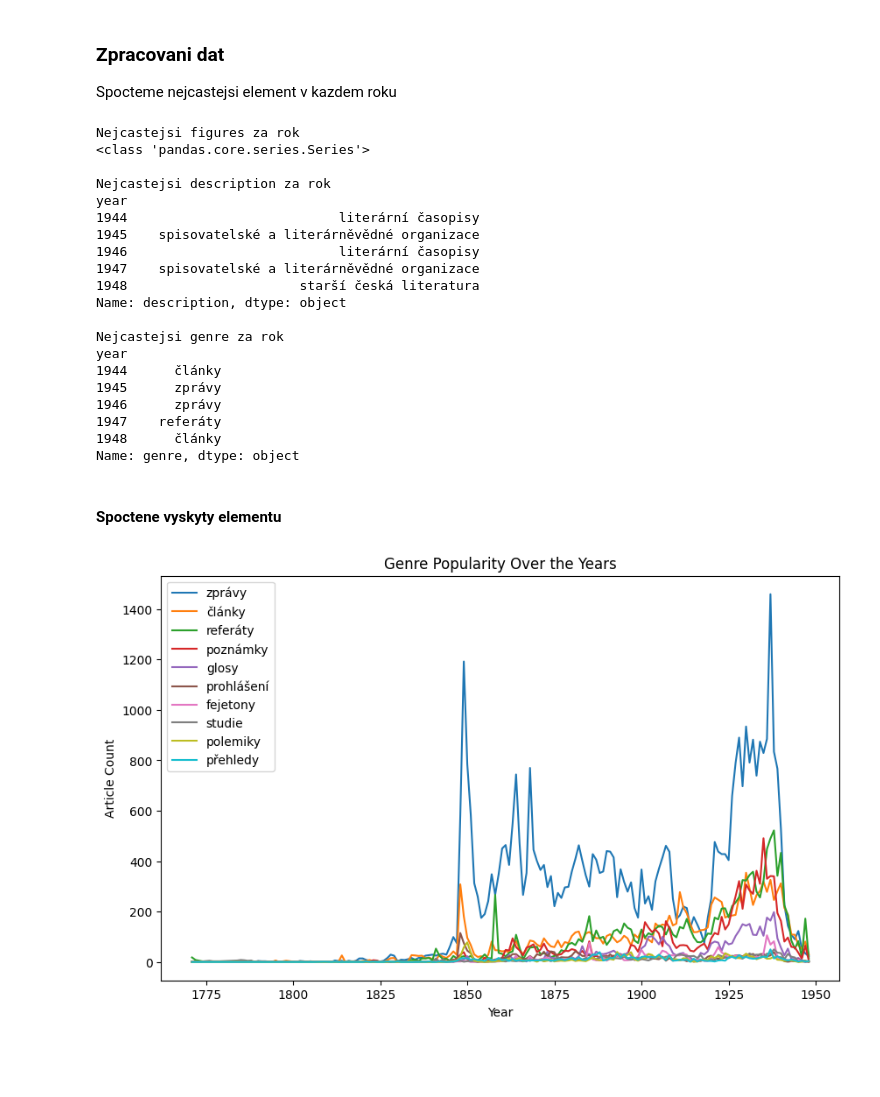
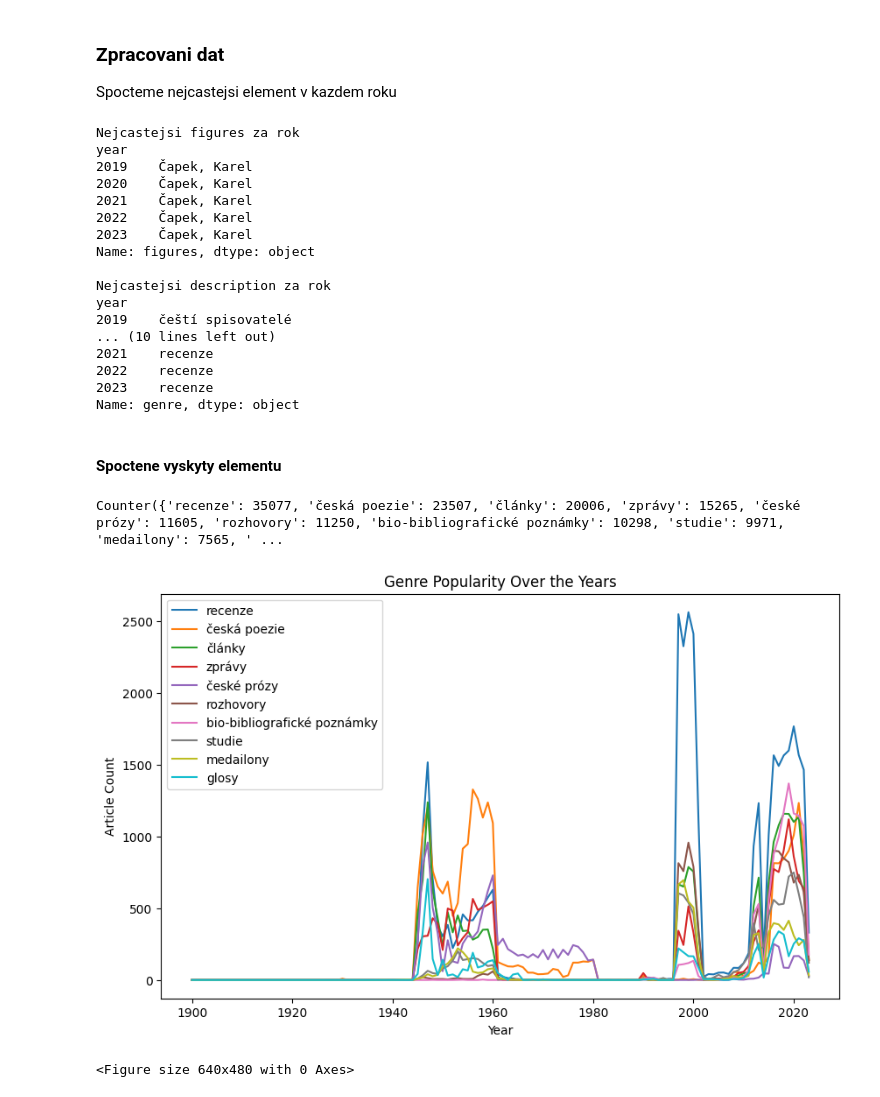
Before and after one commit to panuscha/DH-data-process, a Jupyter notebook: process_csv.ipynb, the cells around one changed output. Saved outputs shown, nothing was run; the diff lists cells and outputs as text; code cells hidden in the pictures; blank space fills up the shorter version.

```diff
--- a/process_csv.ipynb
+++ b/process_csv.ipynb
@@ -58,7 +58,7 @@ from pymarc import MARCReader
 # 'data/csv/ucla_trl.csv'
 
 # Cesta k marcovemu dokumentu
-database = 'data/ucla/ucla_ret.mrc'
+database = 'data/ucla/ucla_cle.mrc'
 
 # Z cesty vytahneme typ databaze
 pattern = r"data/ucla/ucla_(.*?)\.mrc"
@@ -102,7 +102,7 @@ with open(database, 'rb') as data:
 # %%
 import pandas as pd
 
-database_type = 'ret'
+database_type = 'B'
 
 out = 'data/csv/out_{}.csv'.format(database_type)
 
@@ -119,8 +119,11 @@ for column in df.columns:
         # Hodnoty spojene v jeden string zpatky rozdelime do listu, aby se nam s nim lepe pracovalo
         df[column] = df[column].apply(lambda x: x.split(';') if isinstance(x, str)  else [])
 
-# Prevedeme sloupec na integer
-df['year'] = df['year'].apply(lambda x: int(x[0]) if isinstance(x, list) else x)
+# Vyhodit radky kde chybi rok
+df = df[df['year'].apply(lambda x: len(x) > 0)]
+
+# Zaznamy v listu prevedeme na string a 'u' prevedeme na 0
+df['year'] = df['year'].apply(lambda x: int(x[0].replace('u', '0')) if isinstance(x, list) and len(x)>0 else x)
 # %% [markdown]
 ### Zpracovani dat
 
@@ -130,6 +133,7 @@ from collections import Counter
 
 # Vyfitrujeme radky, ktere v sobe nemaji zadna data
 data_filtered = df[df['figures'].apply(lambda x: len(x) > 0)]
+
 # Vypocteme nejcastejsi zaznam za kazdy rok
 most_common_figure = data_filtered.groupby('year')['figures'].apply(lambda x: Counter(topic for topics in x for topic in topics).most_common(1)[0][0] if len(x) > 0 else None)
 print("Nejcastejsi figures za rok")
@@ -153,24 +157,21 @@ print(most_common_genre.tail())
 print()
 # %% [output]
 Nejcastejsi figures za rok
-<class 'pandas.core.series.Series'>
+year
+2019    Čapek, Karel
+2020    Čapek, Karel
+2021    Čapek, Karel
+2022    Čapek, Karel
+2023    Čapek, Karel
+Name: figures, dtype: object
 
 Nejcastejsi description za rok
 year
-1944                           literární časopisy
-1945    spisovatelské a literárněvědné organizace
-1946                           literární časopisy
-1947    spisovatelské a literárněvědné organizace
-1948                      starší česká literatura
-Name: description, dtype: object
-
-Nejcastejsi genre za rok
-year
-1944      články
-1945      zprávy
-1946      zprávy
-1947    referáty
-1948      články
+2019    čeští spisovatelé
+... (10 lines left out)
+2021    recenze
+2022    recenze
+2023    recenze
 Name: genre, dtype: object
 # %%
 # Funkce na "zplosteni" listu -> ze sloupce DataFramu vytvori jeden list se vsemi elementy
@@ -197,6 +198,8 @@ all_elements = flatten_list(df[column])
 counted_elements = Counter(all_elements)
 
 print(counted_elements)
+# %% [output]
+Counter({'recenze': 35077, 'česká poezie': 23507, 'články': 20006, 'zprávy': 15265, 'české prózy': 11605, 'rozhovory': 11250, 'bio-bibliografické poznámky': 10298, 'studie': 9971, 'medailony': 7565, ' ...
 # %%
 # Ulozime si deset nejcastejsich elementu z cele databaze
 ten_most_common_elements = [item[0] for item in counted_elements.most_common(10)]
@@ -231,24 +235,27 @@ years.sort()
 # %%
 import matplotlib.pyplot as plt
 
-# Create a line chart
-plt1 = plt.figure(figsize=(10, 6))  # Set the figure size (optional)
+# Vytvoreni line chartu
+plt.figure(figsize=(10, 6))  # Nastaveni velikosti
 
-# Plot the lines for each topic
+# Vykresleni linie pro kazdy element
 for element in ten_most_common_elements:
     counts = [element_counts.get((element, year), 0) for year in years]
-    plt1 = plt.plot(years, counts, label=element)
+    plt.plot(years, counts, label=element)
 
-# Add labels and title
-plt1 = plt.xlabel('Year')
-plt1 = plt.ylabel('Article Count')
-plt1 = plt.title('{} Popularity Over the Years'.format(column.capitalize()))
+# Pridame label a title
+plt.xlabel('Year')
+plt.ylabel('Article Count')
+plt.title('{} Popularity Over the Years'.format(column.capitalize()))
 
-# Add a legend
-plt1 = plt.legend()
+# Pridame legendu
+plt.legend()
 
-# Display the chart
+# Vykresleni
 plt.show()
+
+plt.savefig('plots/{}/{}_over_the_years'.format(database_type,column.capitalize()))
 # %% [output]
-[figure, old version]
+[figure, new version]
+<Figure size 640x480 with 0 Axes>
 # %%
```
Also changed, not shown: parts of 2 cells of this notebook.
